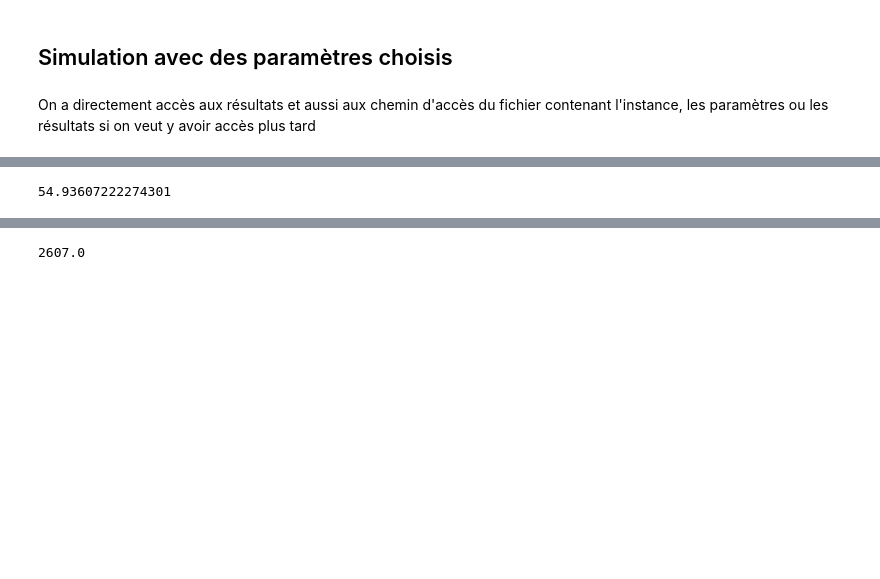
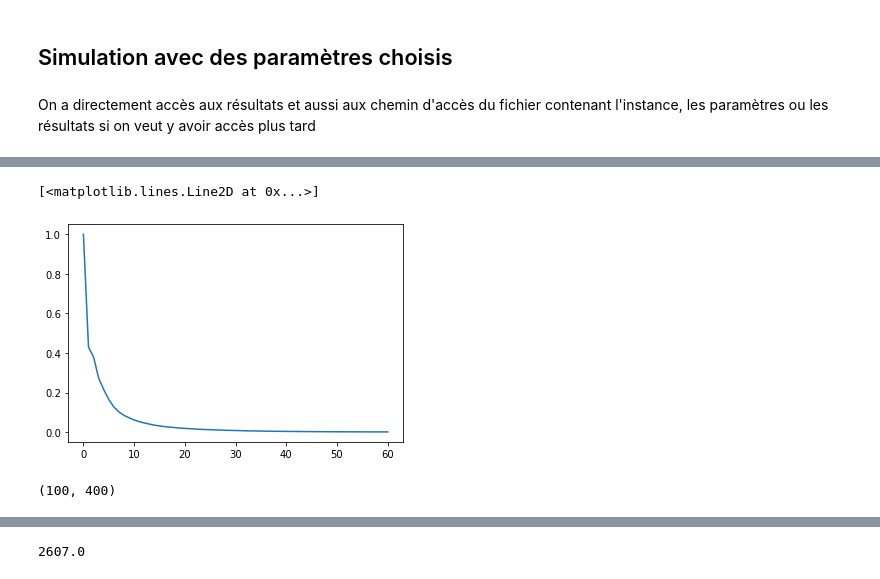
Before and after one commit to NESRINE202/SB_Algorithm_applications, a Jupyter notebook: SAvsSB_max-cut.ipynb, the cells around one changed output, grey strips where cells are left out. Cells and saved outputs as stored; diff of their text form; code cells hidden in the pictures; blank space fills up the shorter version.

```diff
--- a/SAvsSB_max-cut.ipynb
+++ b/SAvsSB_max-cut.ipynb
@@ -70,5 +70,6 @@ results_annalysis.extract_full_solution(states, energies)[0]
-# %%
-step_func(1, 600)
-# %% [output]
-54.93607222274301
+# %%
+plt.plot(biffurcation_rate[:])
+# %% [output]
+[<matplotlib.lines.Line2D at 0x...>]
+[figure, added]
 # %%
@@ -77,2 +78,8 @@ positions = states[:, :, :220, 0]
 n_cond_init, n_particle,  n_iterration = speeds.shape
 abcisses = np.arange(n_iterration)
+# %%
+final_pos = states[:, :, -1, 0]
+final_speeds = states[:, :, -1, 1]
+final_pos.shape
+# %% [output]
+(100, 400)
```
Also changed, not shown: parts of 13 cells of this notebook, 3 other files.
